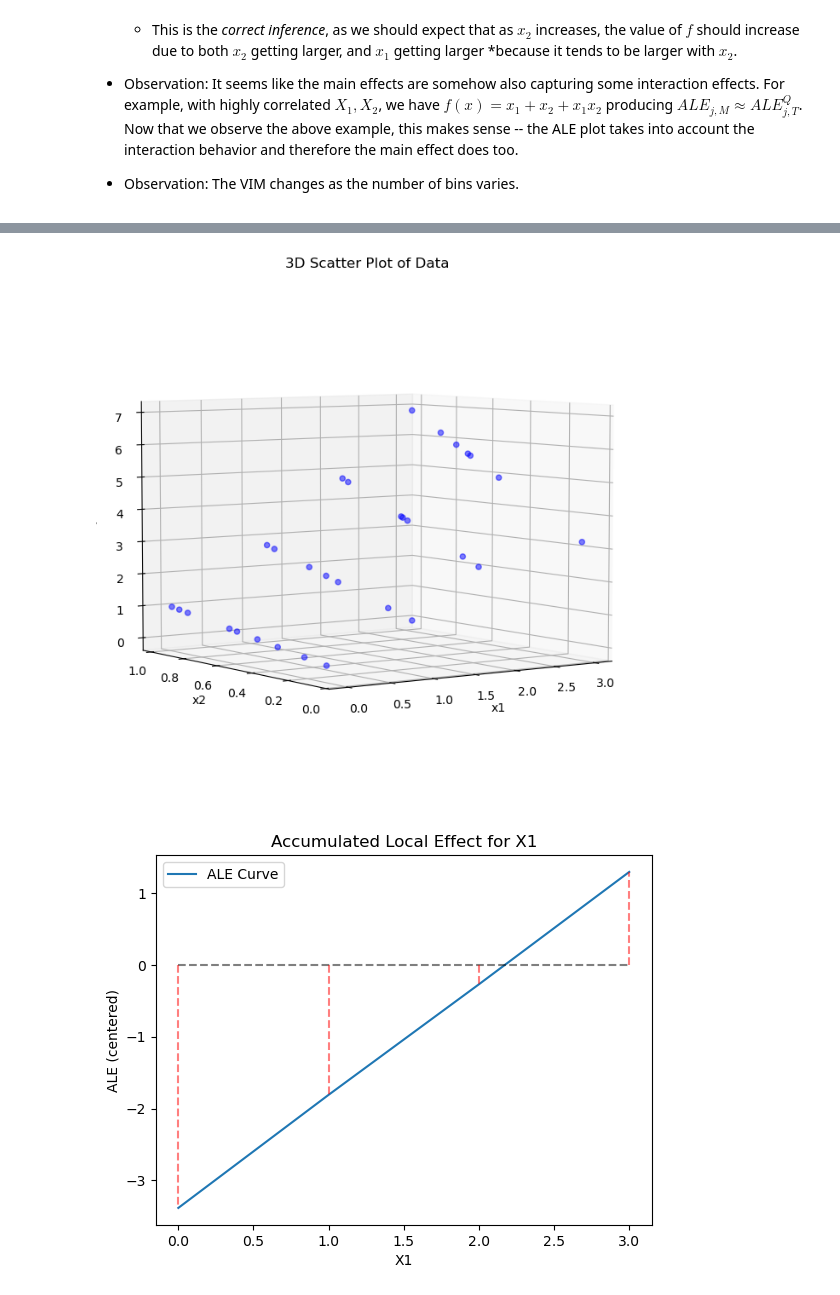
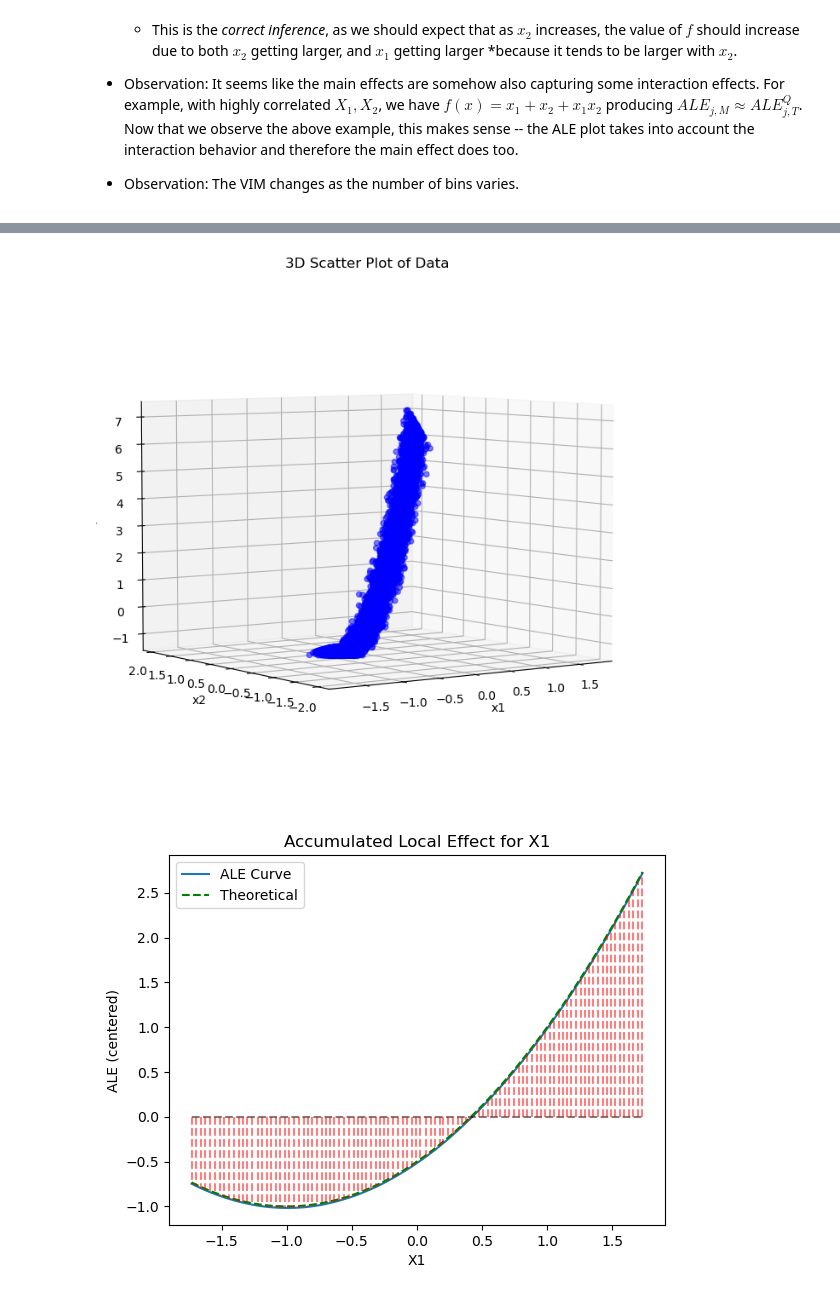
Before and after one commit to dawsonren/ExplainableML, a Jupyter notebook: examine.ipynb, the cells around one changed output, grey strips where cells are left out. Saved outputs shown, nothing was run; the diff lists cells and outputs as text; code cells hidden in the pictures.

```diff
--- a/examine.ipynb
+++ b/examine.ipynb
@@ -104,26 +68,26 @@ def replicate_ale_global_main(dgp, f, n, bins=20, replications=100, stabilize=Fa
 # %%
 # Setting 1: normal DGP
 # def f(x):
-#     return x[0] + x[1] + x[0] * x[1]
-# n = 2500
+#     return x[:, 0] + x[:, 1] + x[:, 0] * x[:, 1]
+# n = 100
 # rho = 0.5
-# bins = 250 # bin_selection(n)
+# bins = bin_selection(n)
 # dgp = lambda n: generate_2d_data_normal(n, rho=rho)
 
 # Setting 2: uniform DGP
-# def f(x):
-#     return x[0] + x[1] + x[0] * x[1]
-# n = 2500
-# sigma = 0.2
-# bins = bin_selection(n)
-# dgp = lambda n: generate_2d_data(n, sigma=sigma)
+def f(x):
+    return x[:, 0] + x[:, 1] + x[:, 0] * x[:, 1]
+n = 10000
+sigma = 0.1
+bins = bin_selection(n)
+dgp = lambda n: generate_2d_data(n, sigma=sigma)
 
 # Setting 3: mixed categorical and continuous DGP
-def f(x):
-    return x[:, 0] + x[:, 1] + x[:, 0] * x[:, 1]
-n = 1600
-bins = bin_selection(n)
-dgp = lambda n: generate_mixed_data(n, num_categories=4)
+# def f(x):
+#     return x[:, 0] + x[:, 1] + x[:, 0] * x[:, 1]
+# n = 1600
+# bins = bin_selection(n)
+# dgp = lambda n: generate_mixed_data(n, num_categories=4)
 
 X = dgp(n)
 y = f(X)
@@ -192,25 +159,25 @@ ax.set_zlabel('y')
 ax.set_title('3D Scatter Plot of Data')
 plt.show()
 # %% [output]
-[figure, old version]
+[figure, new version]
 # %%
-edges1, curve1 = ale_1d(f, X, 1, bins, categorical=True)
+edges1, curve1 = ale_1d(f, X, 1, bins)
 x_vals = np.linspace(edges1.min(), edges1.max(), 100)
-# theory = rho / 2 * x_vals ** 2 + x_vals - rho / 2
+theory = (1 / 2) * x_vals ** 2 + x_vals - (1 / 2)
 plt.figure()
 plt.plot(edges1, curve1, label='ALE Curve')
-# plt.plot(x_vals, theory, color='green', linestyle='--', label='Theoretical')
+plt.plot(x_vals, theory, color='green', linestyle='--', label='Theoretical')
 # draw horizontal line at y=0
 plt.hlines(y=0, xmin=edges1.min(), xmax=edges1.max(), color='black', linestyle='--', alpha=0.5)
 # draw vertical lines from 0 to the value of curve1 at each edge
 plt.vlines(x=edges1, ymin=0, ymax=curve1, color='red', linestyle='--', alpha=0.5)
 plt.xlabel("X1")
 plt.ylabel("ALE (centered)")
 plt.title("Accumulated Local Effect for X1")
 plt.legend()
 plt.show()
 # %% [output]
-[figure, old version]
+[figure, new version]
 # %%
 edges2, curve2 = ale_1d(f, X, 2, bins=bins)
 x_vals = np.linspace(edges2.min(), edges2.max(), 100)
```
Also changed, not shown: parts of 11 cells of this notebook, 17 other files.
